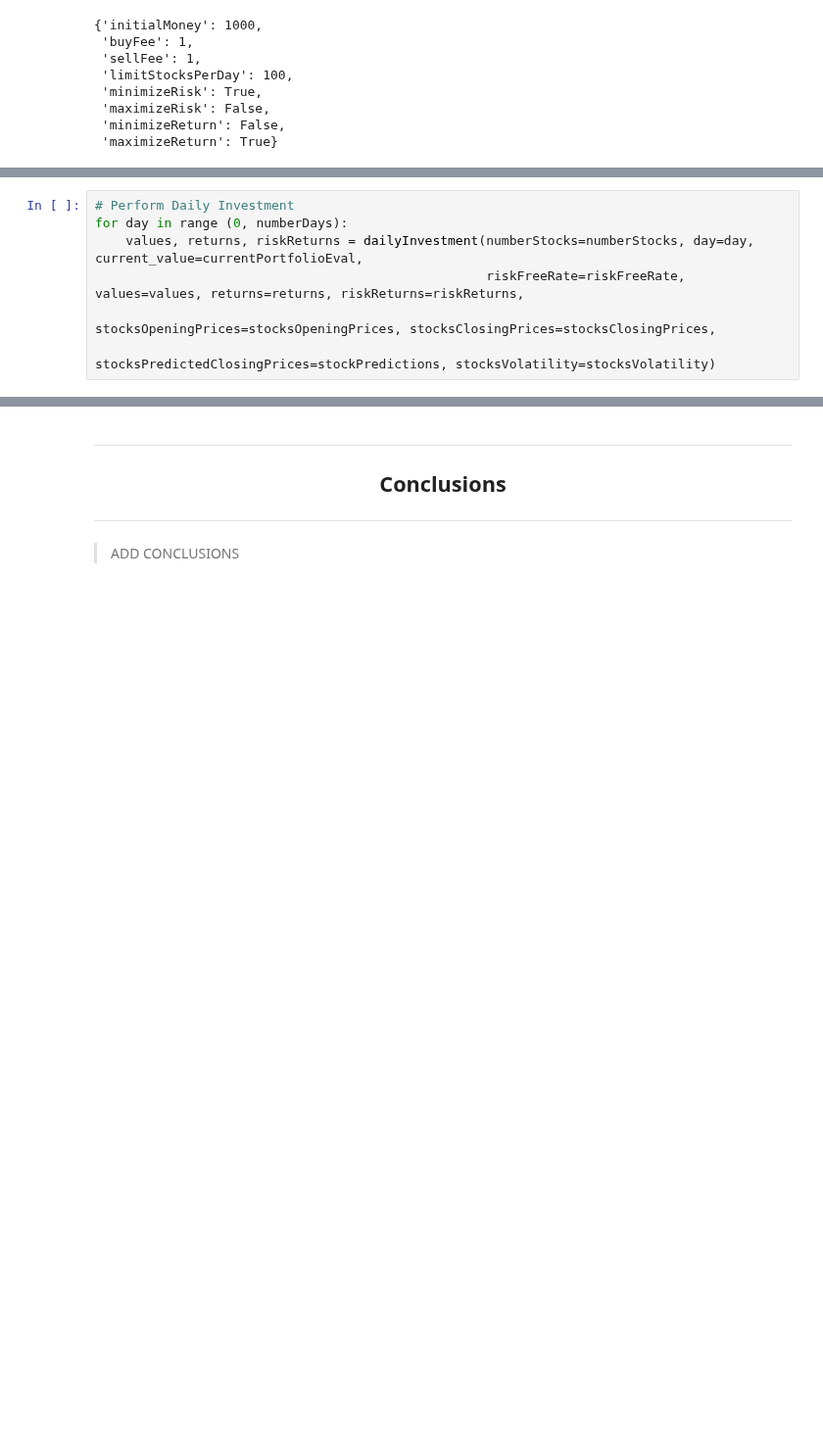
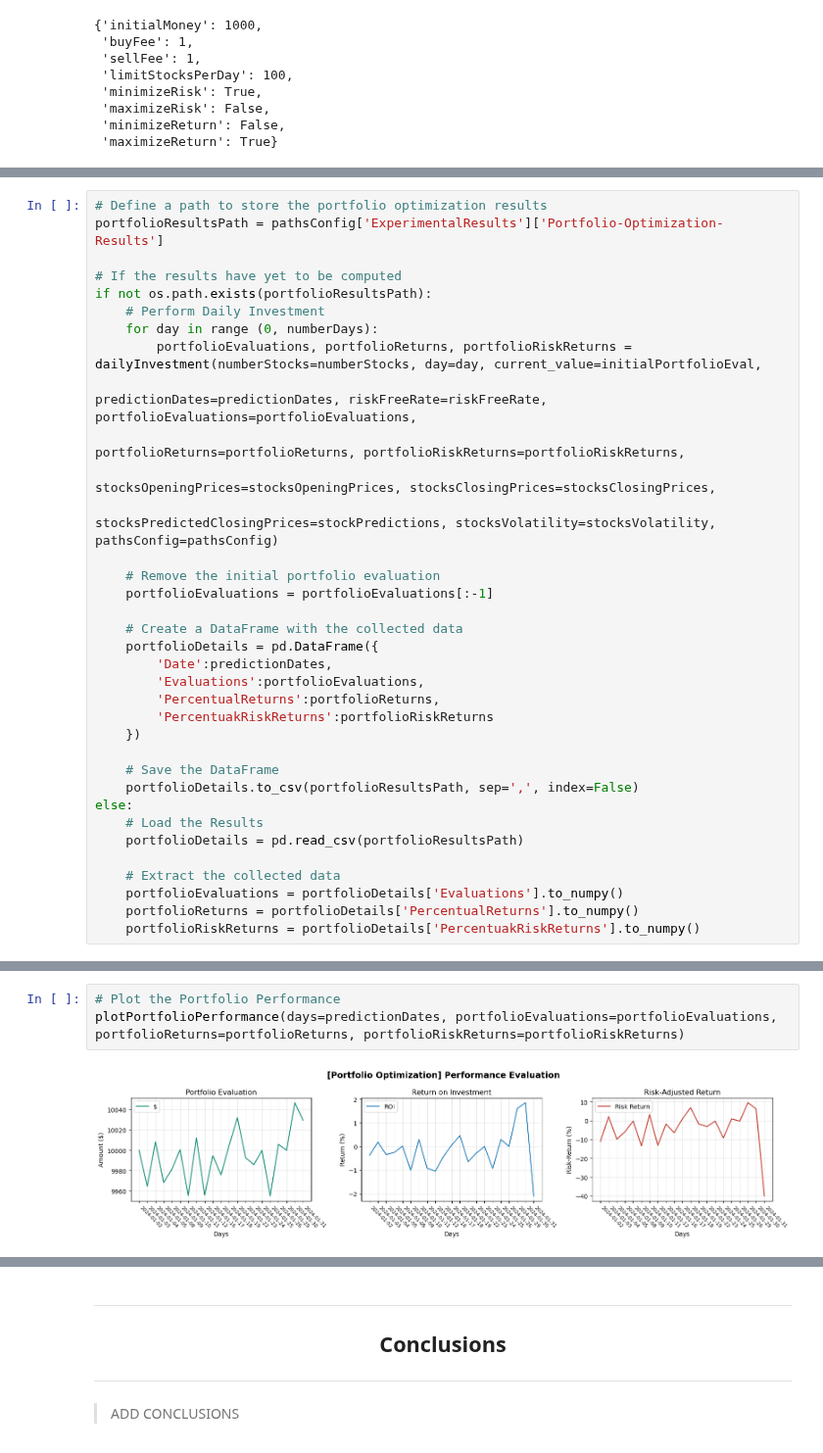
Before and after one commit to EstevesX10/SP500-Stock-Forecasting-and-Optimization, a Jupyter notebook: SP500 Stock Forecasting and Optimization/SP500 Stock Price Forecasting and Optimization.ipynb, the cells around one changed output, grey strips where cells are left out. Shown at 98% size. Saved outputs shown, nothing was run; the diff lists cells and outputs as text; blank space fills up the shorter version.

```diff
--- a/SP500 Stock Forecasting and Optimization/SP500 Stock Price Forecasting and Optimization.ipynb
+++ b/SP500 Stock Forecasting and Optimization/SP500 Stock Price Forecasting and Optimization.ipynb
@@ -460,7 +458,0 @@ riskReturns = []
-# %%
-# Perform Daily Investment
-for day in range (0, numberDays):
-    values, returns, riskReturns = dailyInvestment(numberStocks=numberStocks, day=day, current_value=currentPortfolioEval,
-                                                   riskFreeRate=riskFreeRate, values=values, returns=returns, riskReturns=riskReturns,
-                                                   stocksOpeningPrices=stocksOpeningPrices, stocksClosingPrices=stocksClosingPrices,
-                                                   stocksPredictedClosingPrices=stockPredictions, stocksVolatility=stocksVolatility)
@@ -503,0 +483,35 @@ The model is initialized with weights zero for companies with expected return ne
+# %%
+# Define a path to store the portfolio optimization results
+portfolioResultsPath = pathsConfig['ExperimentalResults']['Portfolio-Optimization-Results']
+
+# If the results have yet to be computed
+if not os.path.exists(portfolioResultsPath):
+    # Perform Daily Investment
+    for day in range (0, numberDays):
+        portfolioEvaluations, portfolioReturns, portfolioRiskReturns = dailyInvestment(numberStocks=numberStocks, day=day, current_value=initialPortfolioEval,
+                                                                                       predictionDates=predictionDates, riskFreeRate=riskFreeRate, portfolioEvaluations=portfolioEvaluations,
+                                                                                       portfolioReturns=portfolioReturns, portfolioRiskReturns=portfolioRiskReturns,
+                                                                                       stocksOpeningPrices=stocksOpeningPrices, stocksClosingPrices=stocksClosingPrices,
+                                                                                       stocksPredictedClosingPrices=stockPredictions, stocksVolatility=stocksVolatility, pathsConfig=pathsConfig)
+
+    # Remove the initial portfolio evaluation
+    portfolioEvaluations = portfolioEvaluations[:-1]
+
+    # Create a DataFrame with the collected data
+    portfolioDetails = pd.DataFrame({
+        'Date':predictionDates,
+        'Evaluations':portfolioEvaluations,
+        'PercentualReturns':portfolioReturns,
+        'PercentuakRiskReturns':portfolioRiskReturns
+    })
+
+    # Save the DataFrame
+    portfolioDetails.to_csv(portfolioResultsPath, sep=',', index=False)
+else:
+    # Load the Results
+    portfolioDetails = pd.read_csv(portfolioResultsPath)
+
+    # Extract the collected data
+    portfolioEvaluations = portfolioDetails['Evaluations'].to_numpy()
+    portfolioReturns = portfolioDetails['PercentualReturns'].to_numpy()
+    portfolioRiskReturns = portfolioDetails['PercentuakRiskReturns'].to_numpy()
@@ -503,0 +528,5 @@ The model is initialized with weights zero for companies with expected return ne
+# %%
+# Plot the Portfolio Performance
+plotPortfolioPerformance(days=predictionDates, portfolioEvaluations=portfolioEvaluations, portfolioReturns=portfolioReturns, portfolioRiskReturns=portfolioRiskReturns)
+# %% [output]
+[figure, added]
```
Also changed, not shown: parts of 11 cells of this notebook.
